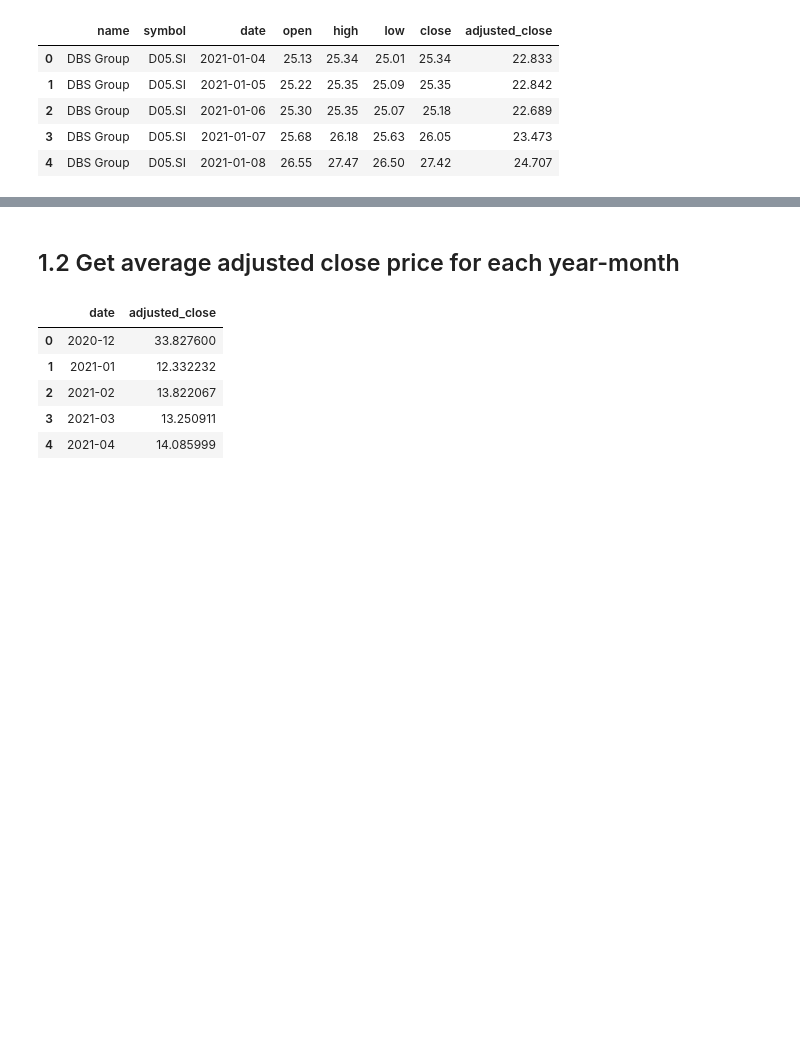
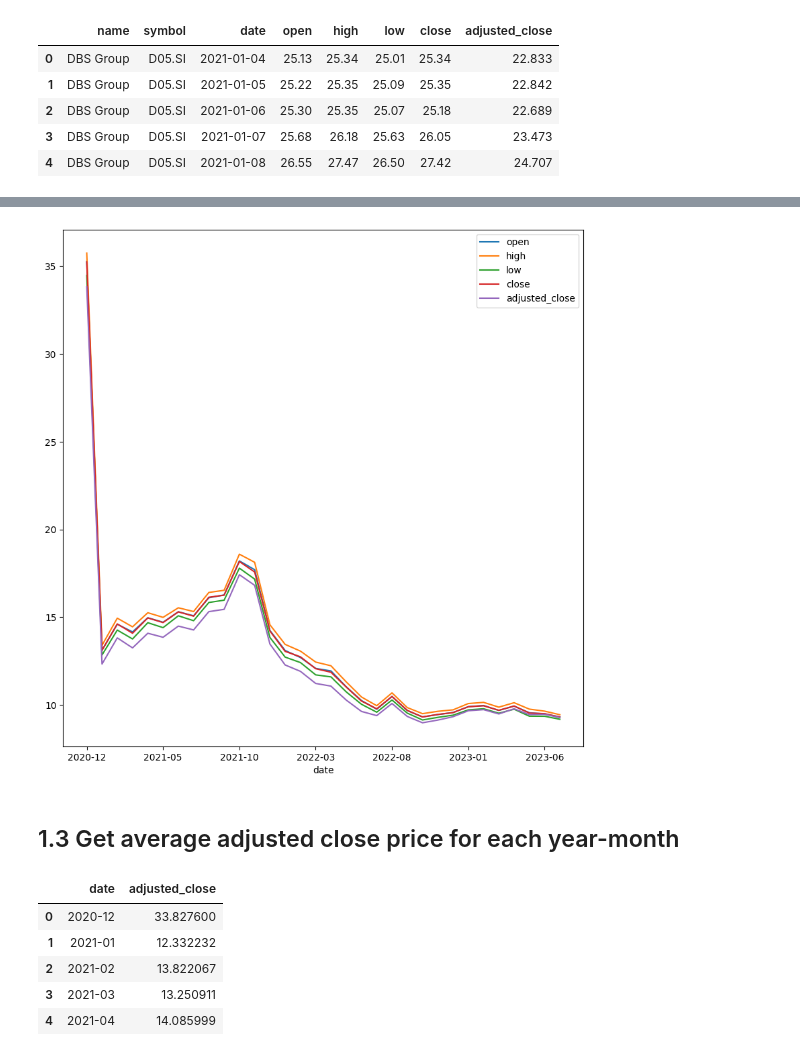
Before and after one commit to StephanieMussi/5228-group21-project, a Jupyter notebook: 1_Auxiliary_Attributes.ipynb, the cells around one changed output, grey strips where cells are left out. Drawn from its saved outputs; the diff is of its cells as text; code cells hidden in the pictures; blank space fills up the shorter version.

Commit message:
added plot of stock prices

```diff
--- a/1_Auxiliary_Attributes.ipynb
+++ b/1_Auxiliary_Attributes.ipynb
@@ -67,0 +69,4 @@ Number of stock records: 35498
+# %%
+df_stock_all = df_stock[['date', 'open', 'high', 'low', 'close', 'adjusted_close']]
+df_stock_all = auxi.get_avg_prices(df_stock_all)
+df_stock_all.head()
@@ -68,5 +85,12 @@ Number of stock records: 35498
+# %%
+df_stock_all.plot(x="date", y=["open", "high", "low", "close", "adjusted_close"],
+        kind="line", figsize=(10, 10))
+
+plt.show()
+# %% [output]
+[figure, added]
 # %% [markdown]
-## 1.2 Get average adjusted close price for each year-month
+## 1.3 Get average adjusted close price for each year-month
 # %%
 df_stock = auxi.get_avg_adjusted_close(df_stock)
 df_stock.head()
```
Also changed, not shown: parts of 5 cells of this notebook, 1 other file.
